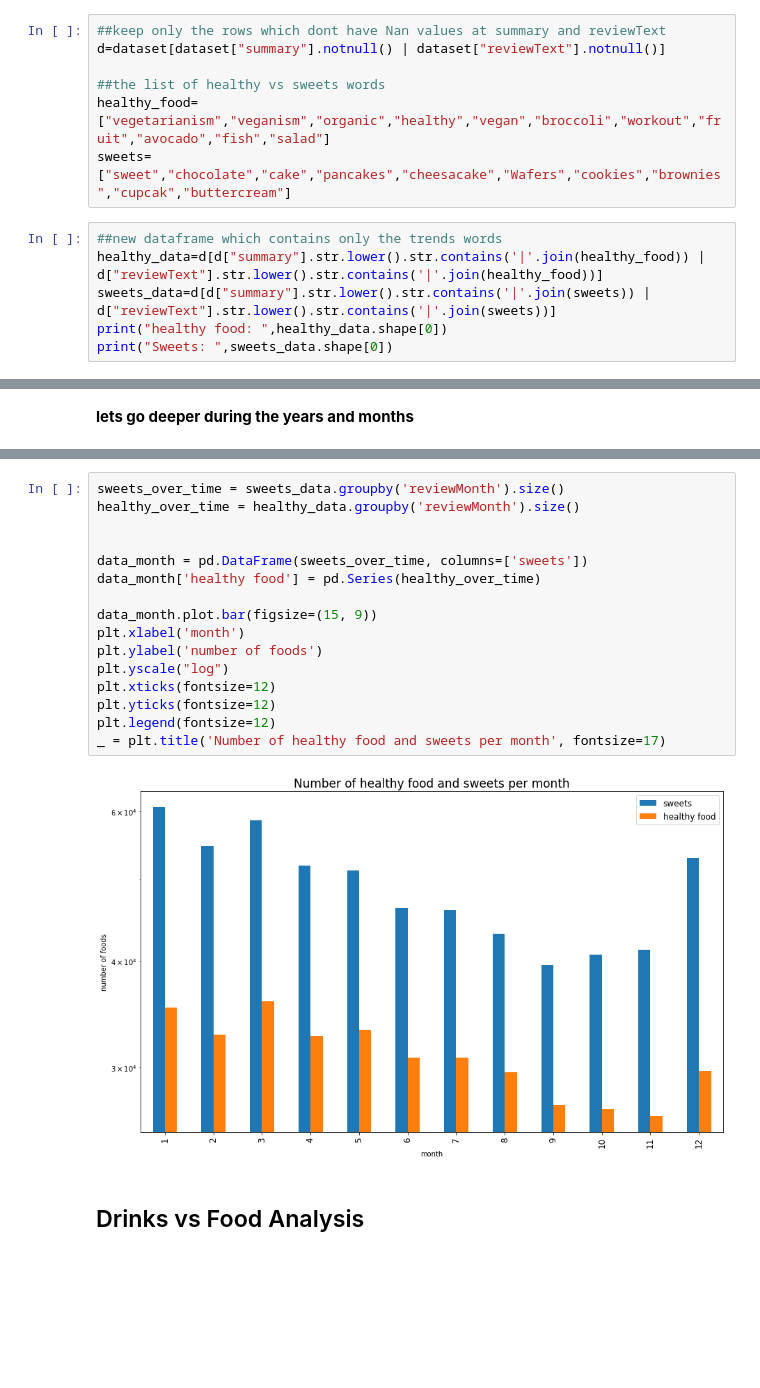
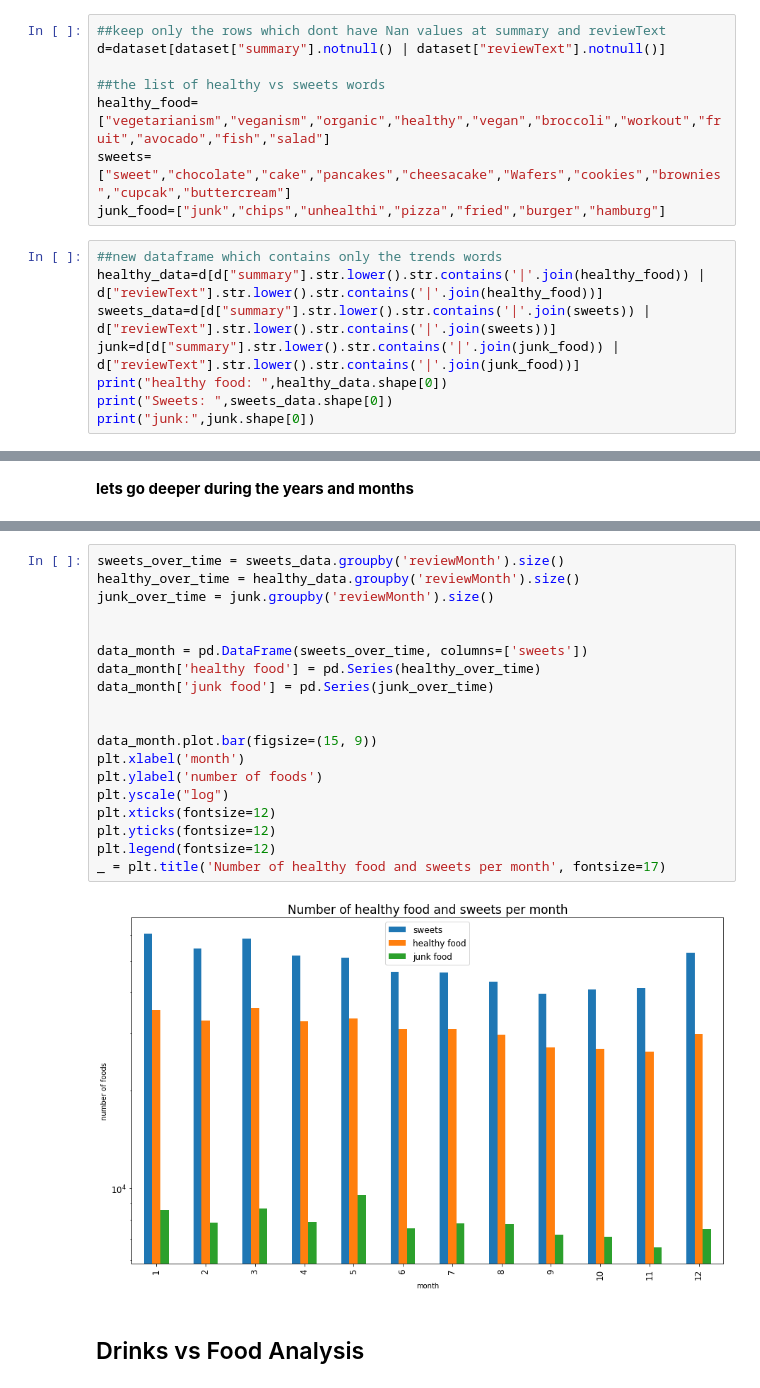
Before and after one commit to JulesssG/ADA-project, a Jupyter notebook: cleaning-trends.ipynb, the cells around one changed output, grey strips where cells are left out. Saved outputs shown, nothing was run; the diff lists cells and outputs as text; blank space fills up the shorter version.

```diff
--- a/cleaning-trends.ipynb
+++ b/cleaning-trends.ipynb
@@ -127,12 +127,15 @@ d=dataset[dataset["summary"].notnull() | dataset["reviewText"].notnull()]
 ##the list of healthy vs sweets words
 healthy_food=["vegetarianism","veganism","organic","healthy","vegan","broccoli","workout","fruit","avocado","fish","salad"]
 sweets=["sweet","chocolate","cake","pancakes","cheesacake","Wafers","cookies","brownies","cupcak","buttercream"]
+junk_food=["junk","chips","unhealthi","pizza","fried","burger","hamburg"]
 # %%
 ##new dataframe which contains only the trends words
 healthy_data=d[d["summary"].str.lower().str.contains('|'.join(healthy_food)) | d["reviewText"].str.lower().str.contains('|'.join(healthy_food))]
 sweets_data=d[d["summary"].str.lower().str.contains('|'.join(sweets)) | d["reviewText"].str.lower().str.contains('|'.join(sweets))]
+junk=d[d["summary"].str.lower().str.contains('|'.join(junk_food)) | d["reviewText"].str.lower().str.contains('|'.join(junk_food))]
 print("healthy food: ",healthy_data.shape[0])
 print("Sweets: ",sweets_data.shape[0])
+print("junk:",junk.shape[0])
 # %% [output]
 healthy food:  370924
 Sweets:  586730
@@ -160,21 +166,24 @@ _ = plt.title('Number of healthy food and sweets per year', fontsize=17)
 # %%
 sweets_over_time = sweets_data.groupby('reviewMonth').size()
 healthy_over_time = healthy_data.groupby('reviewMonth').size()
+junk_over_time = junk.groupby('reviewMonth').size()
 
 
 data_month = pd.DataFrame(sweets_over_time, columns=['sweets'])
 data_month['healthy food'] = pd.Series(healthy_over_time)
+data_month['junk food'] = pd.Series(junk_over_time)
+
 
 data_month.plot.bar(figsize=(15, 9))
 plt.xlabel('month')
 plt.ylabel('number of foods')
 plt.yscale("log")
 plt.xticks(fontsize=12)
 plt.yticks(fontsize=12)
 plt.legend(fontsize=12)
 _ = plt.title('Number of healthy food and sweets per month', fontsize=17)
 # %% [output]
-[figure, old version]
+[figure, new version]
 # %% [markdown]
 ## Drinks vs Food Analysis
 # %%
```
Also changed, not shown: parts of 24 cells of this notebook.
